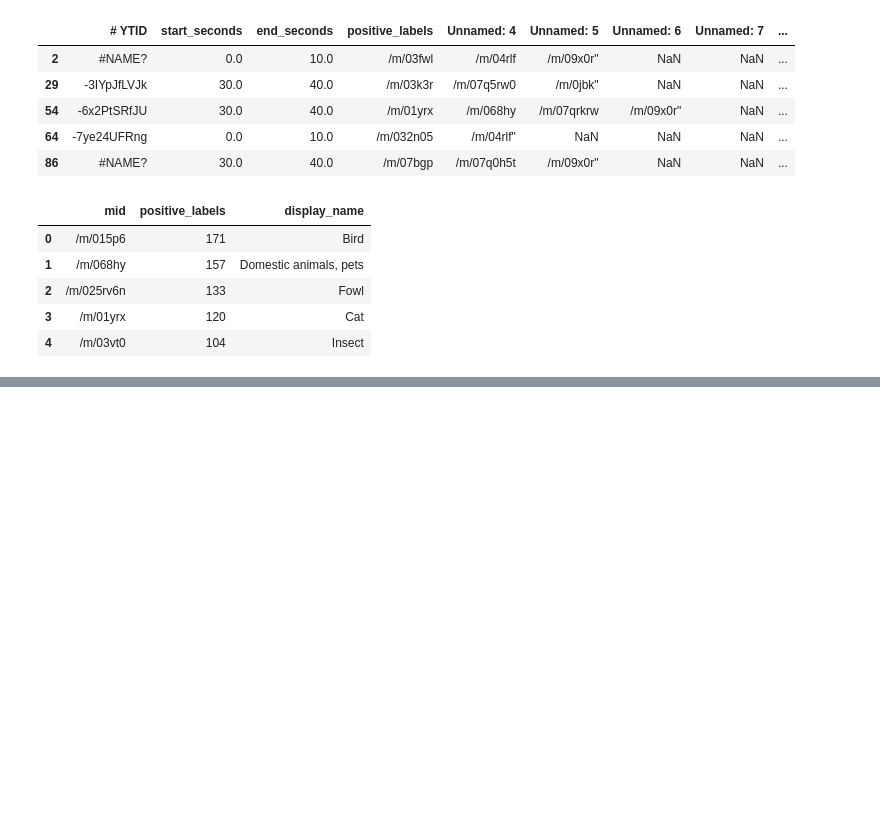
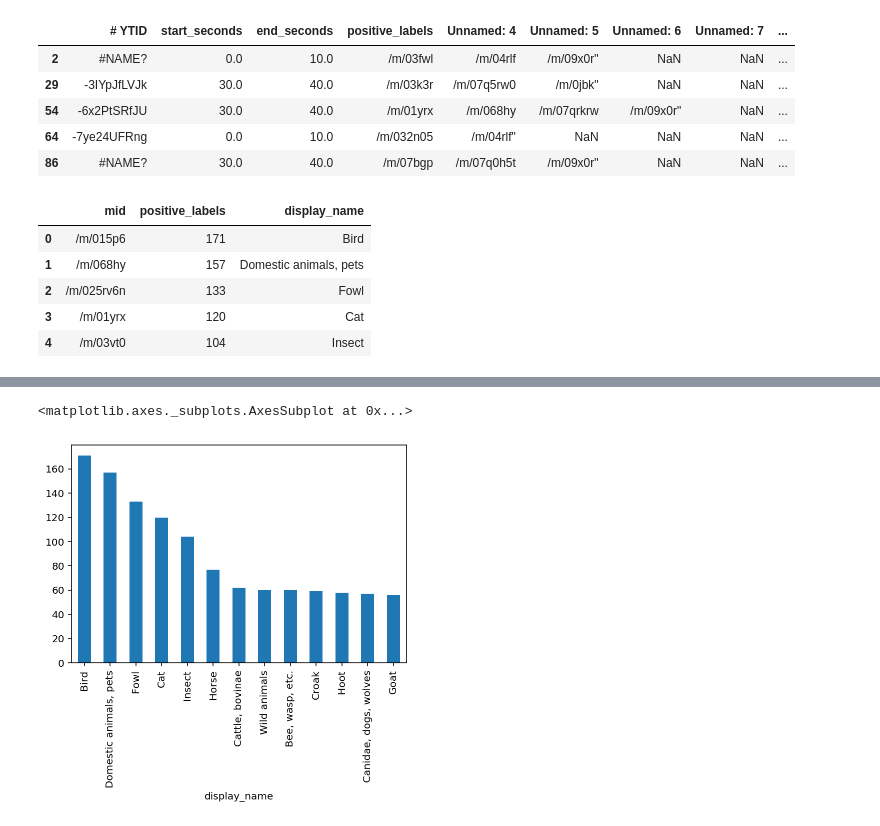
Before and after one commit to markadivalerio/audio-classifier-project, a Jupyter notebook: filter_audioset_data.ipynb, the cells around one changed output, grey strips where cells are left out. Drawn from its saved outputs; the diff is of its cells as text; code cells hidden in the pictures; blank space fills up the shorter version.

```diff
--- a/filter_audioset_data.ipynb
+++ b/filter_audioset_data.ipynb
@@ -285,0 +323,6 @@ with pd.option_context('display.max_rows', None, 'display.max_columns', None):
+# %%
+hist_df = hist_df[hist_df[' positive_labels'] > 49 ]
+hist_df[' positive_labels'].plot(kind='bar')
+# %% [output]
+<matplotlib.axes._subplots.AxesSubplot at 0x...>
+[figure, added]
```
Also changed, not shown: parts of 42 cells of this notebook.
